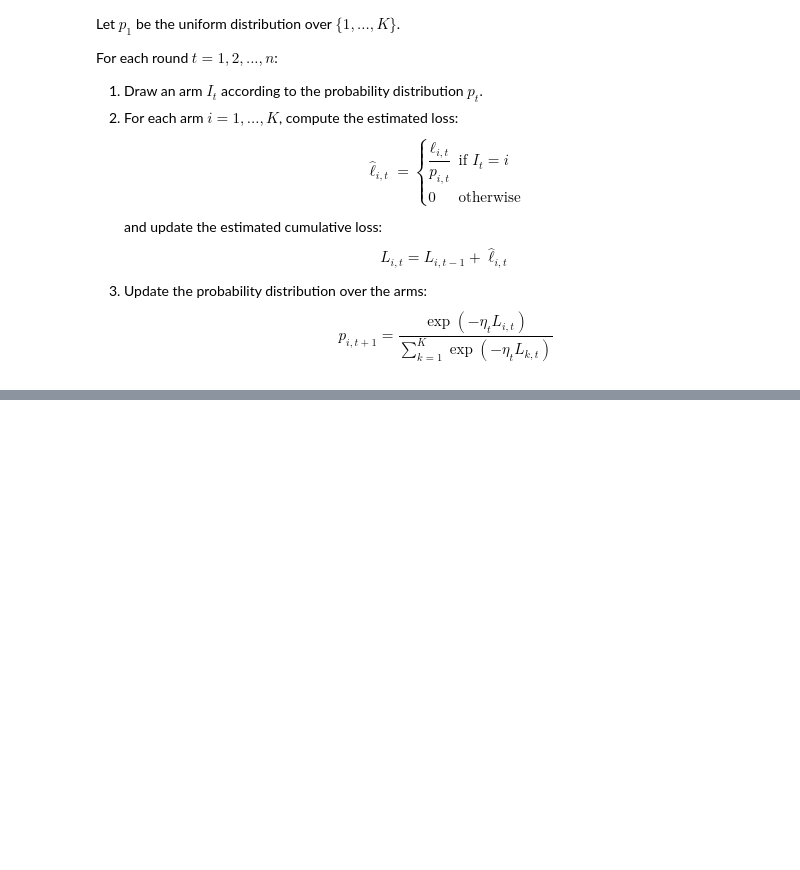
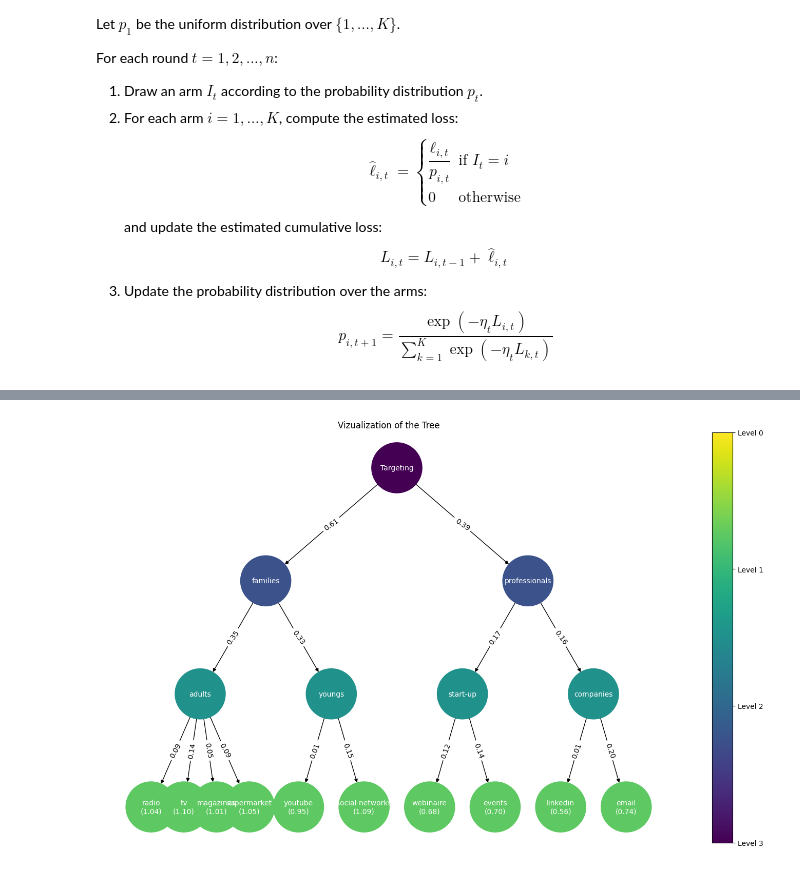
Before and after one commit to AugustinCablant/CRITEO-INTERNSHIP, a Jupyter notebook: exp3_experiment.ipynb, the cells around one changed output, grey strips where cells are left out. Saved outputs shown, nothing was run; the diff lists cells and outputs as text; code cells hidden in the pictures; blank space fills up the shorter version.

```diff
--- a/exp3_experiment.ipynb
+++ b/exp3_experiment.ipynb
@@ -109,0 +159,36 @@ exp3.perform_experiment()
+# %%
+from src.environment.tree import Tree
+
+tree = Tree()
+root = tree.insert(parent_node=None, name="Targeting", mean=0, var=0)
+
+# First Layer
+families, _ = tree.insert(parent_node=root, name="families", mean=4, var=0.1)
+professionals, _ = tree.insert(parent_node=root, name="professionals", mean=2.5, var=0.1)
+
+# Second Layer
+adults, _ = tree.insert(parent_node=families, name="adults", mean=0.9, var=0.1)
+youngs, _ = tree.insert(parent_node=families, name="youngs", mean=0.8, var=0.1)
+
+start_up, _ = tree.insert(parent_node=professionals, name="start-up", mean=0.7, var=0.1)
+companies, _ = tree.insert(parent_node=professionals, name="companies", mean=0.3, var=0.1)
+
+# Third Layer
+radio, _ = tree.insert(parent_node=adults, name="radio", mean=0.3, var=0.1)
+tv, _ = tree.insert(parent_node=adults, name="tv", mean=0.2, var=0.1)
+magazines, _ = tree.insert(parent_node=adults, name="magazines", mean=0.1, var=0.1)
+tv, _ = tree.insert(parent_node=adults, name="supermarket", mean=0.3, var=0.1)
+
+youtube, _ = tree.insert(parent_node=youngs, name="youtube", mean=0.1, var=0.1)
+social_networks, _ = tree.insert(parent_node=youngs, name="social networks", mean=0.2, var=0.1)
+
+webinaire, _ = tree.insert(parent_node=start_up, name="webinaire", mean=0.3, var=0.1)
+events, _ = tree.insert(parent_node=start_up, name="events", mean=0.5, var=0.1)
+
+linkedin, _ = tree.insert(parent_node=companies, name="linkedin", mean=0.02, var=0.1)
+email, _ = tree.insert(parent_node=companies, name="email", mean=0.5, var=0.1)
+
+tree.step()
+tree.visualize_tree()
+# %% [output]
+[figure, added]
```
Also changed, not shown: parts of 7 cells of this notebook, 2 other files.
